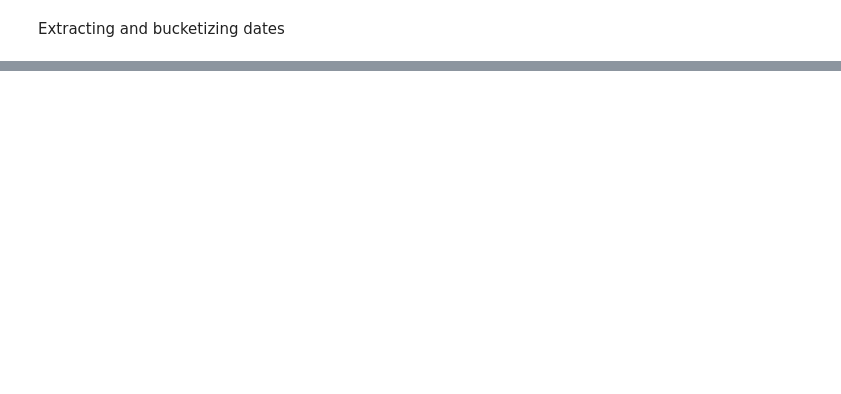
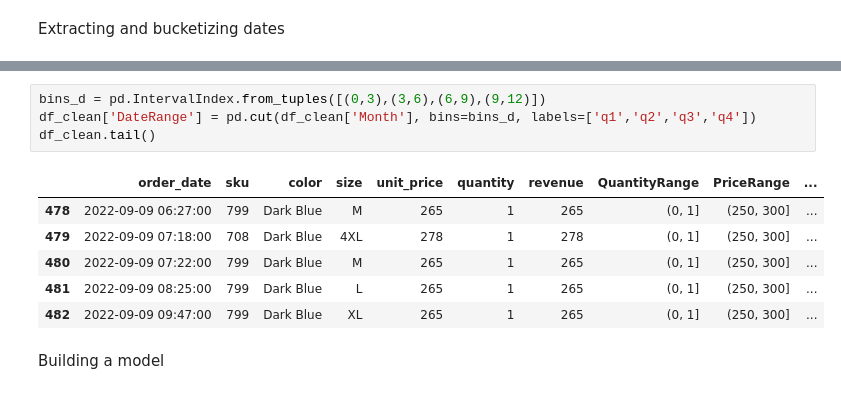
Before and after one commit to MboyaDan/Sales_prediction, a Jupyter notebook: Model/sales_predict.ipynb, the cells around one changed output, grey strips where cells are left out. Cells and saved outputs as stored; diff of their text form; blank space fills up the shorter version.

```diff
--- a/Model/sales_predict.ipynb
+++ b/Model/sales_predict.ipynb
@@ -424,0 +442,13 @@ KeyError: 'order_date'
+# %%
+bins_d = pd.IntervalIndex.from_tuples([(0,3),(3,6),(6,9),(9,12)])
+df_clean['DateRange'] = pd.cut(df_clean['Month'], bins=bins_d, labels=['q1','q2','q3','q4'])
+df_clean.tail()
+# %% [output]
+|  | order_date | sku | color | size | unit_price | quantity | revenue | QuantityRange | PriceRange | ... |
+| 478 | 2022-09-09 06:27:00 | 799 | Dark Blue | M | 265 | 1 | 265 | (0, 1] | (250, 300] | ... |
+| 479 | 2022-09-09 07:18:00 | 708 | Dark Blue | 4XL | 278 | 1 | 278 | (0, 1] | (250, 300] | ... |
+| 480 | 2022-09-09 07:22:00 | 799 | Dark Blue | M | 265 | 1 | 265 | (0, 1] | (250, 300] | ... |
+| 481 | 2022-09-09 08:25:00 | 799 | Dark Blue | L | 265 | 1 | 265 | (0, 1] | (250, 300] | ... |
+| 482 | 2022-09-09 09:47:00 | 799 | Dark Blue | XL | 265 | 1 | 265 | (0, 1] | (250, 300] | ... |
+# %% [markdown]
+Building a model
```
Also changed, not shown: parts of 4 cells of this notebook.
